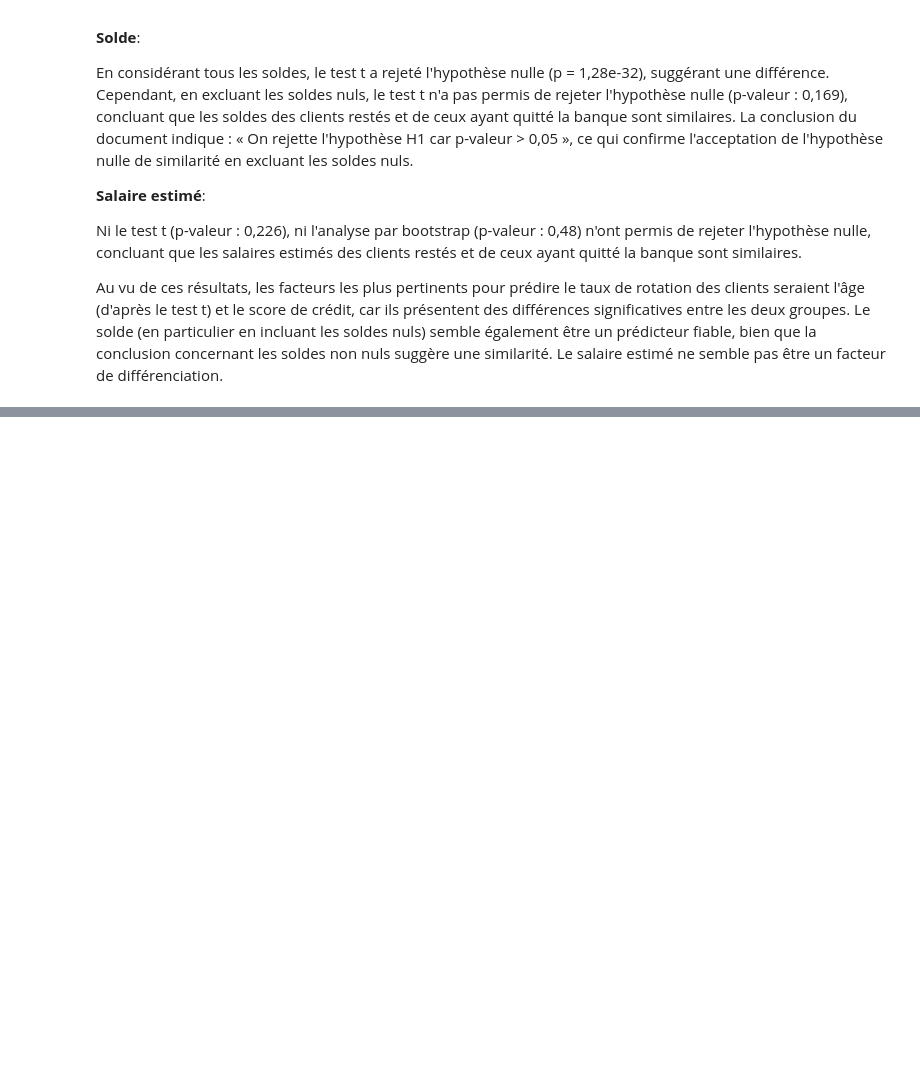
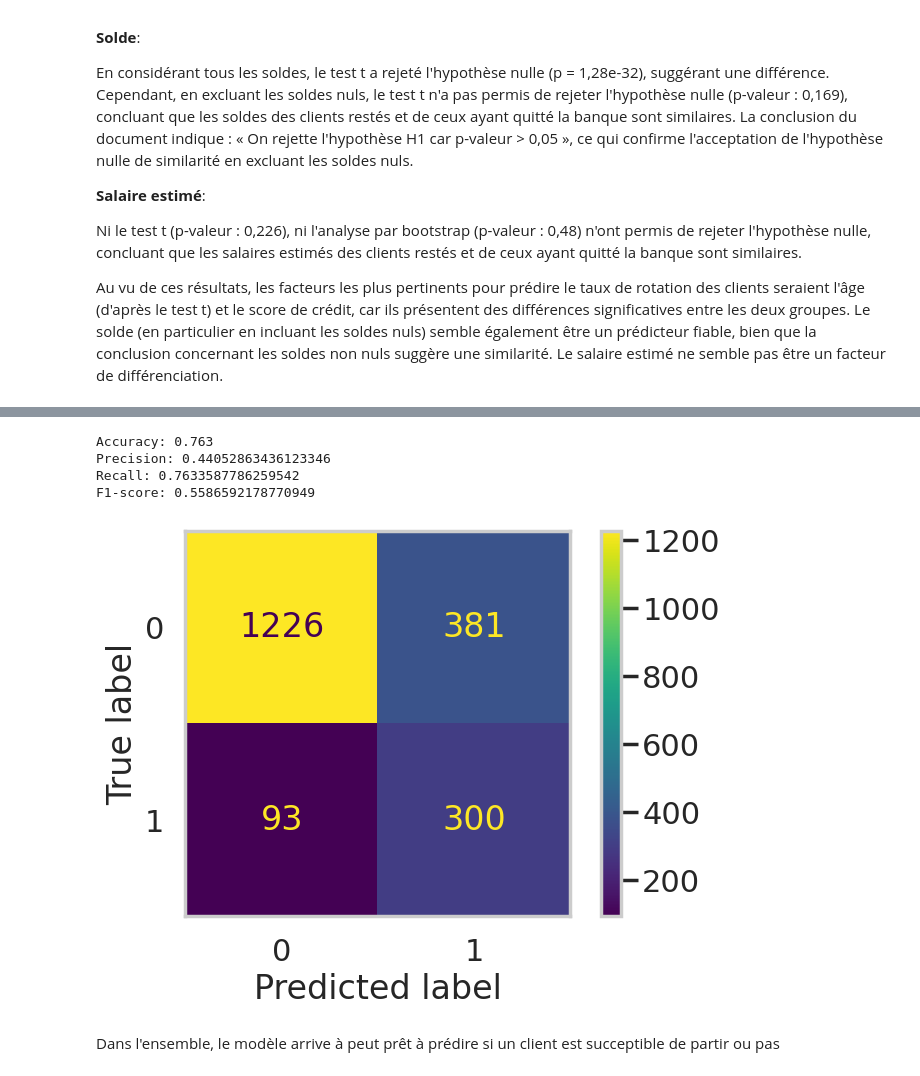
Before and after one commit to CyriacAssan79/DI-Bootcamp, a Jupyter notebook: Week4/day4/DailyChallenge/DailyChallenge_StatforML.ipynb, the cells around one changed output, grey strips where cells are left out. Drawn from its saved outputs; the diff is of its cells as text; code cells hidden in the pictures; blank space fills up the shorter version.

```diff
--- a/Week4/day4/DailyChallenge/DailyChallenge_StatforML.ipynb
+++ b/Week4/day4/DailyChallenge/DailyChallenge_StatforML.ipynb
@@ -313,0 +352,2 @@ Au vu de ces résultats, les facteurs les plus pertinents pour prédire le taux
+# %%
+X_train, X_test, y_train, y_test = train_test_split(X, y, test_size=0.2, random_state=42)
@@ -313,0 +362,9 @@ Au vu de ces résultats, les facteurs les plus pertinents pour prédire le taux
+# %%
+lr = LogisticRegression(class_weight='balanced')
+# %%
+model = Pipeline(steps=[
+        ('preprocessor', preprocessor),
+        ('regressor', lr)
+    ])
+# %%
+model.fit(X_train, y_train)
@@ -313,0 +392,18 @@ Au vu de ces résultats, les facteurs les plus pertinents pour prédire le taux
+# %%
+print("Accuracy:", acc)
+print("Precision:", prec)
+print("Recall:", rec)
+print("F1-score:", f1)
+# %% [output]
+Accuracy: 0.763
+Precision: 0.44052863436123346
+Recall: 0.7633587786259542
+F1-score: 0.5586592178770949
+# %%
+ConfusionMatrixDisplay.from_estimator(model, X_test, y_test)
+plt.grid(False)
+plt.show()
+# %% [output]
+[figure, added]
+# %% [markdown]
+Dans l'ensemble, le modèle arrive à peut prêt à prédire si un client est succeptible de partir ou pas
```
Also changed, not shown: parts of 14 cells of this notebook.
